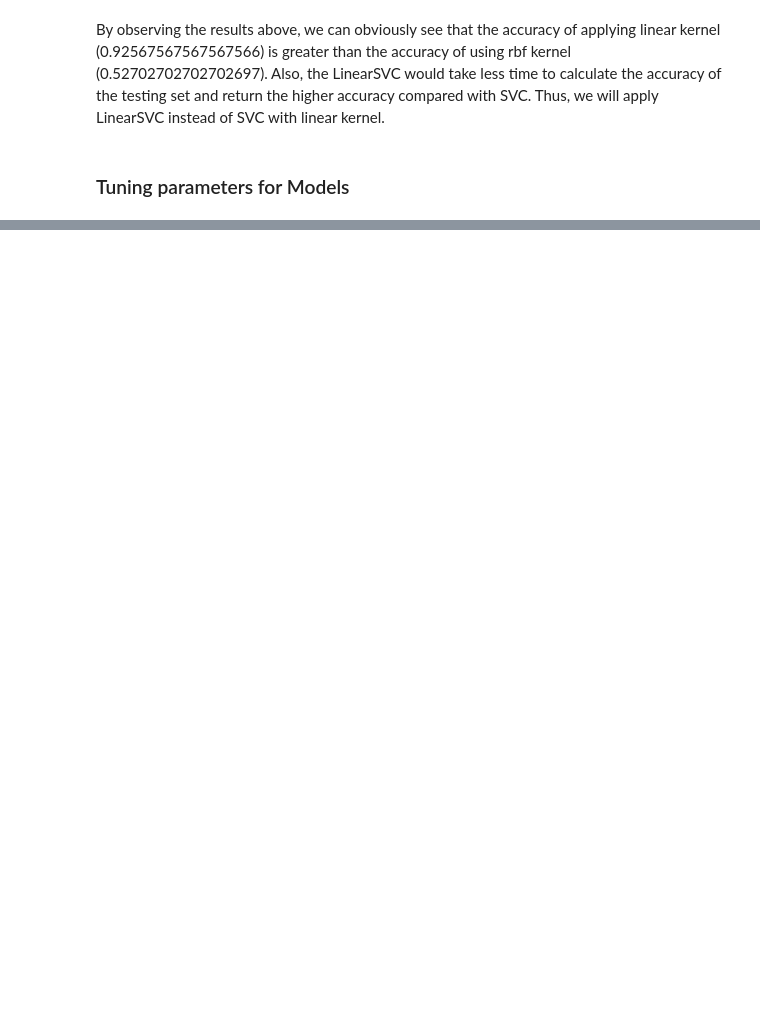
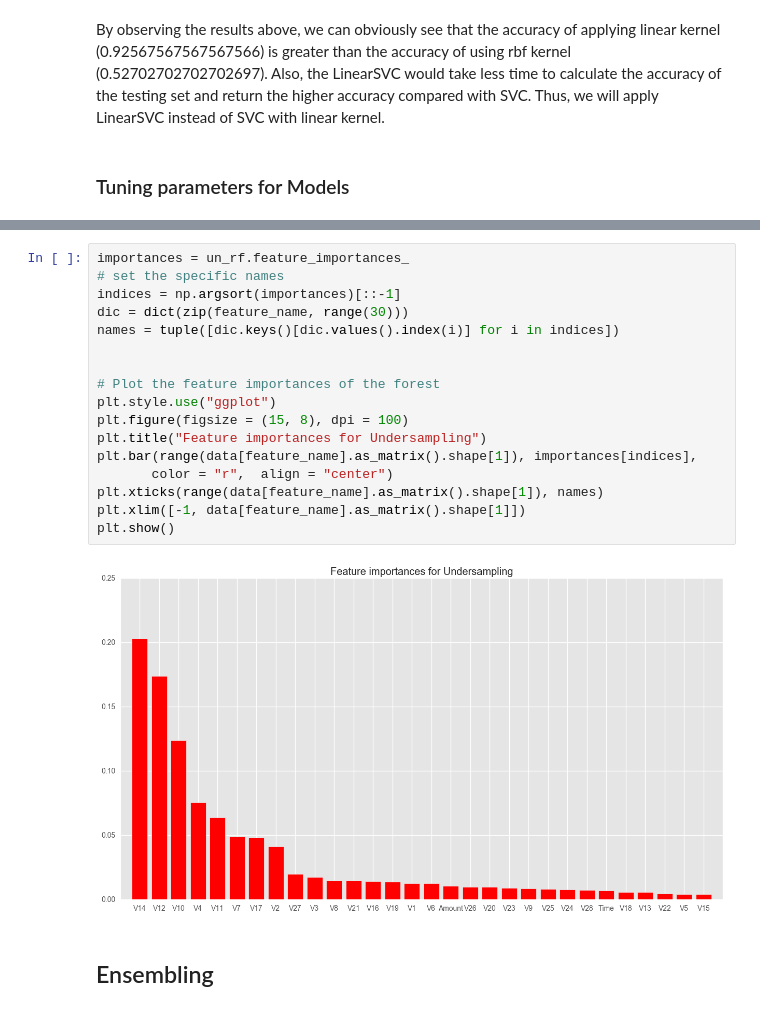
Before and after one commit to guanyu917/Fraud-Detection, a Jupyter notebook: Credit Card Fraud Transaction Detection.ipynb, the cells around one changed output, grey strips where cells are left out. Cells and saved outputs as stored; diff of their text form; blank space fills up the shorter version.

```diff
--- a/Credit Card Fraud Transaction Detection.ipynb
+++ b/Credit Card Fraud Transaction Detection.ipynb
@@ -414,0 +457,21 @@ plt.plot(trees, accuracy)
+# %%
+importances = un_rf.feature_importances_
+# set the specific names
+indices = np.argsort(importances)[::-1]
+dic = dict(zip(feature_name, range(30)))
+names = tuple([dic.keys()[dic.values().index(i)] for i in indices])
+
+
+# Plot the feature importances of the forest
+plt.style.use("ggplot")
+plt.figure(figsize = (15, 8), dpi = 100)
+plt.title("Feature importances for Undersampling")
+plt.bar(range(data[feature_name].as_matrix().shape[1]), importances[indices],
+       color = "r",  align = "center")
+plt.xticks(range(data[feature_name].as_matrix().shape[1]), names)
+plt.xlim([-1, data[feature_name].as_matrix().shape[1]])
+plt.show()
+# %% [output]
+[figure, added]
+# %% [markdown]
+## Ensembling
```
Also changed, not shown: parts of 58 cells of this notebook.
